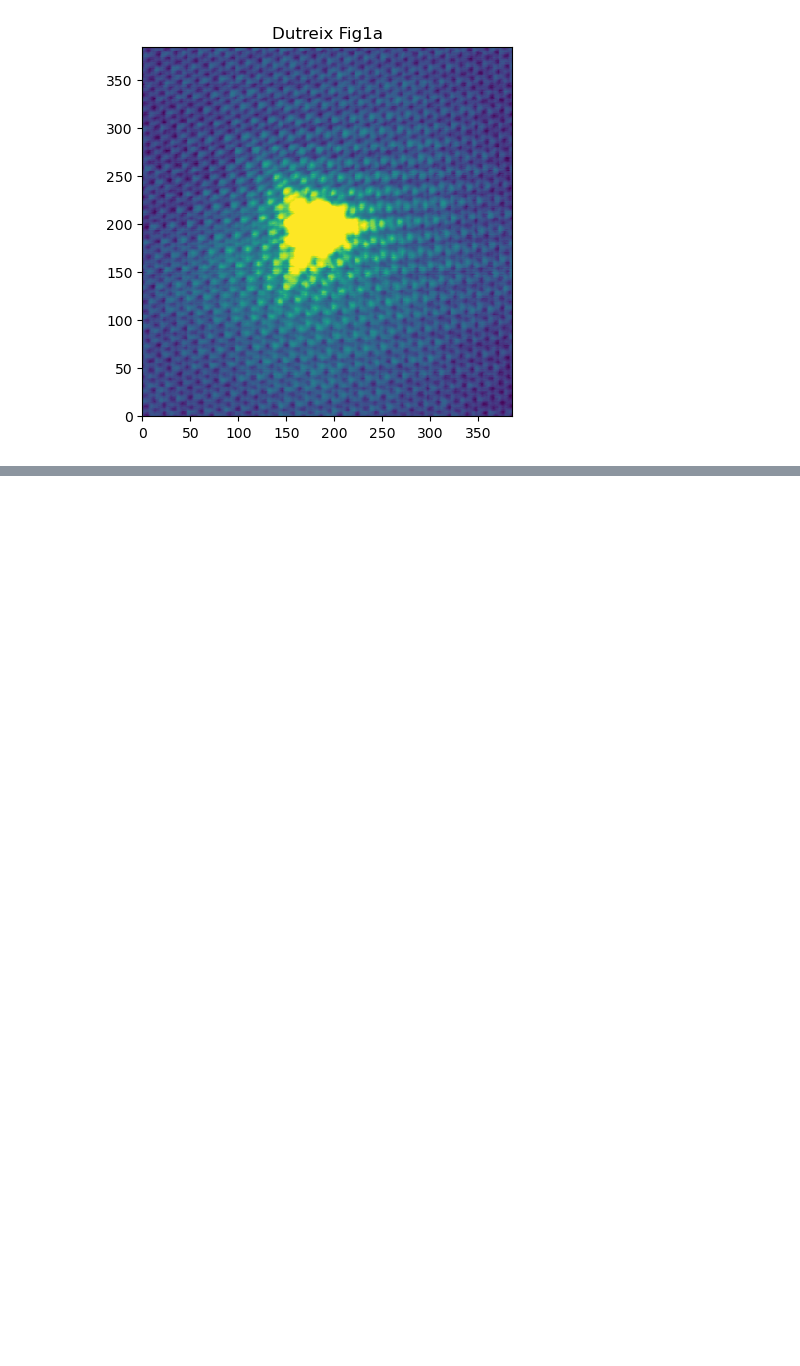
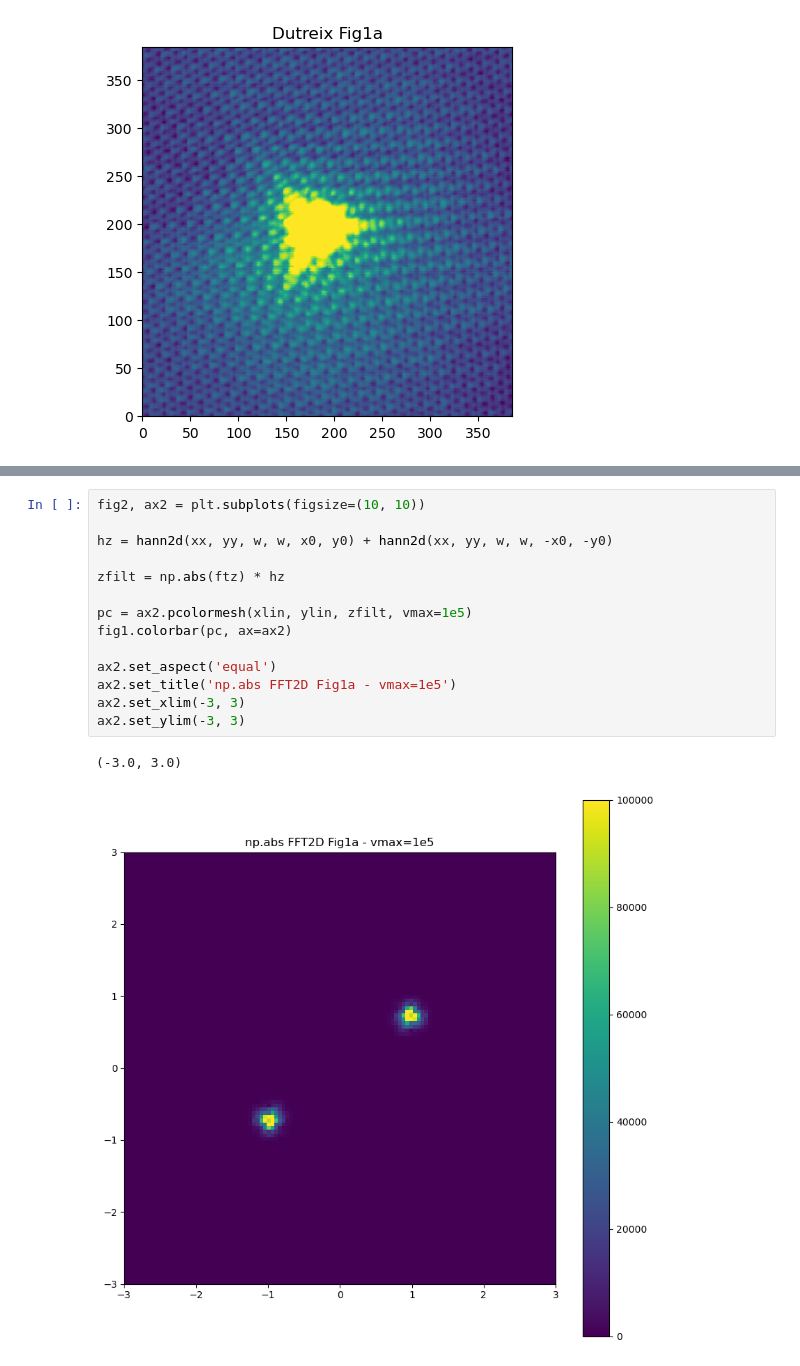
Before and after one commit to HollenLab/QPI-Scattering, a Jupyter notebook: DutreixDataAnalysis/stm_process.ipynb, the cells around one changed output, grey strips where cells are left out. Drawn from its saved outputs; the diff is of its cells as text; blank space fills up the shorter version.

```diff
--- a/DutreixDataAnalysis/stm_process.ipynb
+++ b/DutreixDataAnalysis/stm_process.ipynb
@@ -32 +71,18 @@ ftz = np.fft.fftshift(img)
+# %%
+fig2, ax2 = plt.subplots(figsize=(10, 10))
+
+hz = hann2d(xx, yy, w, w, x0, y0) + hann2d(xx, yy, w, w, -x0, -y0)
+
+zfilt = np.abs(ftz) * hz
+
+pc = ax2.pcolormesh(xlin, ylin, zfilt, vmax=1e5)
+fig1.colorbar(pc, ax=ax2)
+
+ax2.set_aspect('equal')
+ax2.set_title('np.abs FFT2D Fig1a - vmax=1e5')
+ax2.set_xlim(-3, 3)
+ax2.set_ylim(-3, 3)
+# %% [output]
+(-3.0, 3.0)
+[figure, added]
 # %%
```
Also changed, not shown: parts of 7 cells of this notebook, 7 other files.
